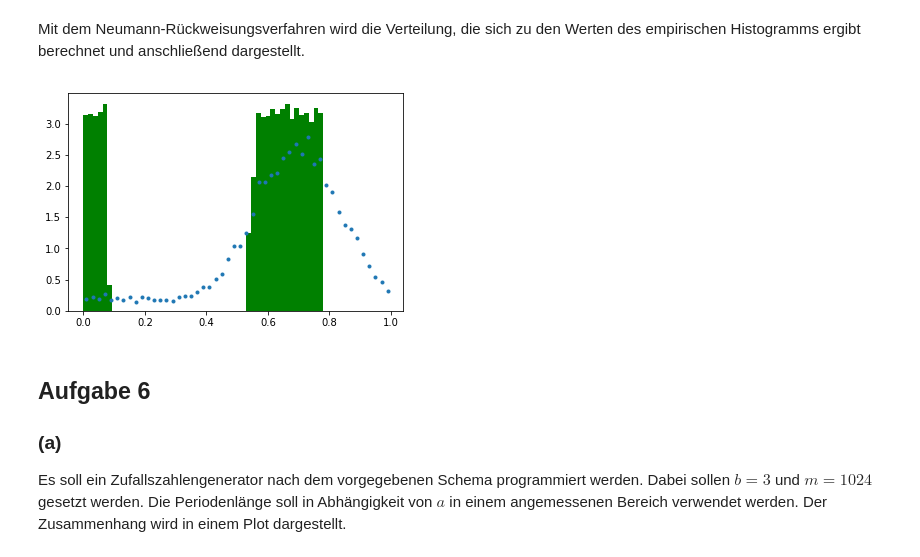
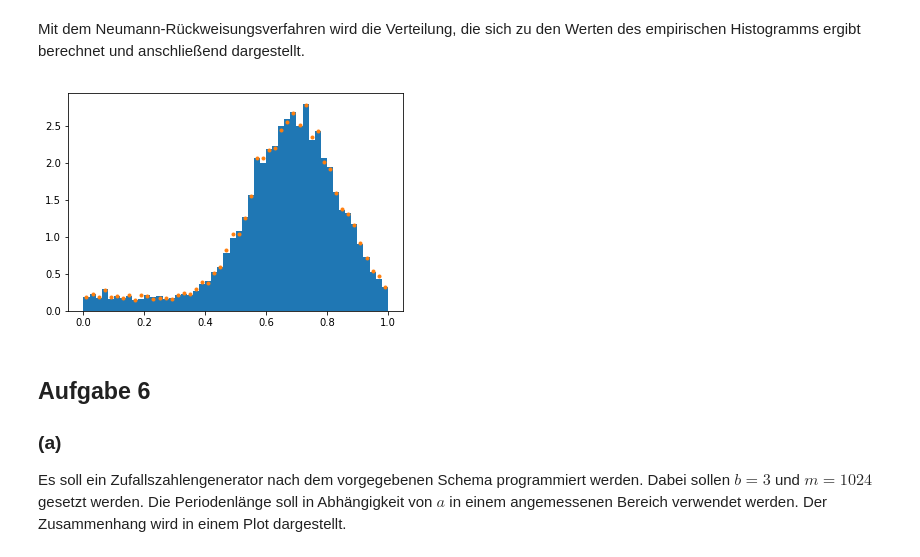
Before and after one commit to jpwgnr/SMD_Abgaben, a Jupyter notebook: Blatt3_Schubert_Herdieckerhoff_Overhoff/Blatt3.ipynb, the cells around one changed output. Drawn from its saved outputs; the diff is of its cells as text; code cells hidden in the pictures.

```diff
--- a/Blatt3_Schubert_Herdieckerhoff_Overhoff/Blatt3.ipynb
+++ b/Blatt3_Schubert_Herdieckerhoff_Overhoff/Blatt3.ipynb
@@ -12,8 +12,8 @@ generator = np.random.uniform(0,1,1000)
 
 Es wird ein Algorithmus zur Transformation einer Gleichverteilung im Bereich 0 bis 1 auf den Bereich $x_\text{min}$ bis $x_\text{max}$ beschrieben.
 # %%
-def gleichingrenzen(xmin, xmax, anzahl):
-    np.random.seed(42)
+def gleichingrenzen(xmin, xmax, anzahl, seeed):  #Mit verschiedenen Seeeds für Aufgabe e).
+    np.random.seed(seeed)
     generator = np.random.uniform(0,1, anzahl)
     return np.array((xmax-xmin) * generator + xmin)
 # %% [markdown]
@@ -92,7 +92,7 @@ None
 Mit dem Neumann-Rückweisungsverfahren wird die Verteilung, die sich zu den Werten des empirischen Histogramms ergibt berechnet und anschließend dargestellt.
 # %%
 def neumann(x,y):
-    u1, u2 = gleichingrenzen(0,1, 10**5), gleichingrenzen(0, np.amax(y), 10**5) #Zwei gleichverteilte Zufallsgrößen werden erzeugt
+    u1, u2 = gleichingrenzen(0,1, 10**5, 42), gleichingrenzen(0, np.amax(y), 10**5, 48) #Zwei gleichverteilte Zufallsgrößen werden erzeugt
     u = [] #ein leeres Array wird erstellt
     for i in range(len(u1)): #falls y an einer Stelle x unter dem Wert der Verteilung liegt, wird dieser hinzugefügt, sonst wird er verworfen
         if y[np.argwhere((x < u1[i]+0.01) & (x >= u1[i]-0.01))[0,0]] > u2[i]:
@@ -101,15 +101,15 @@ def neumann(x,y):
 # %%
 x,y = np.genfromtxt("empirisches_histogramm.csv", delimiter=",", unpack=True)
 x = np.delete(x, 0) #Lösche nan in csv Datei
 y = np.delete(y, 0) #Lösche nan in csv Datei
 N = np.sum(0.02*y) #Bestimme Normierung
 y = y/N #Normiere y
 plt.figure(5)
+plt.hist(neumann(x,y), bins=50, density=True);
 plt.plot(x, y, ".");
-plt.hist(neumann(x,y), bins=50, color="green", density=True);
 None
 # %% [output]
-[figure, old version]
+[figure, new version]
 # %% [markdown]
 ## Aufgabe 6
 
```
Also changed, not shown: parts of 2 cells of this notebook, 5 other files.
